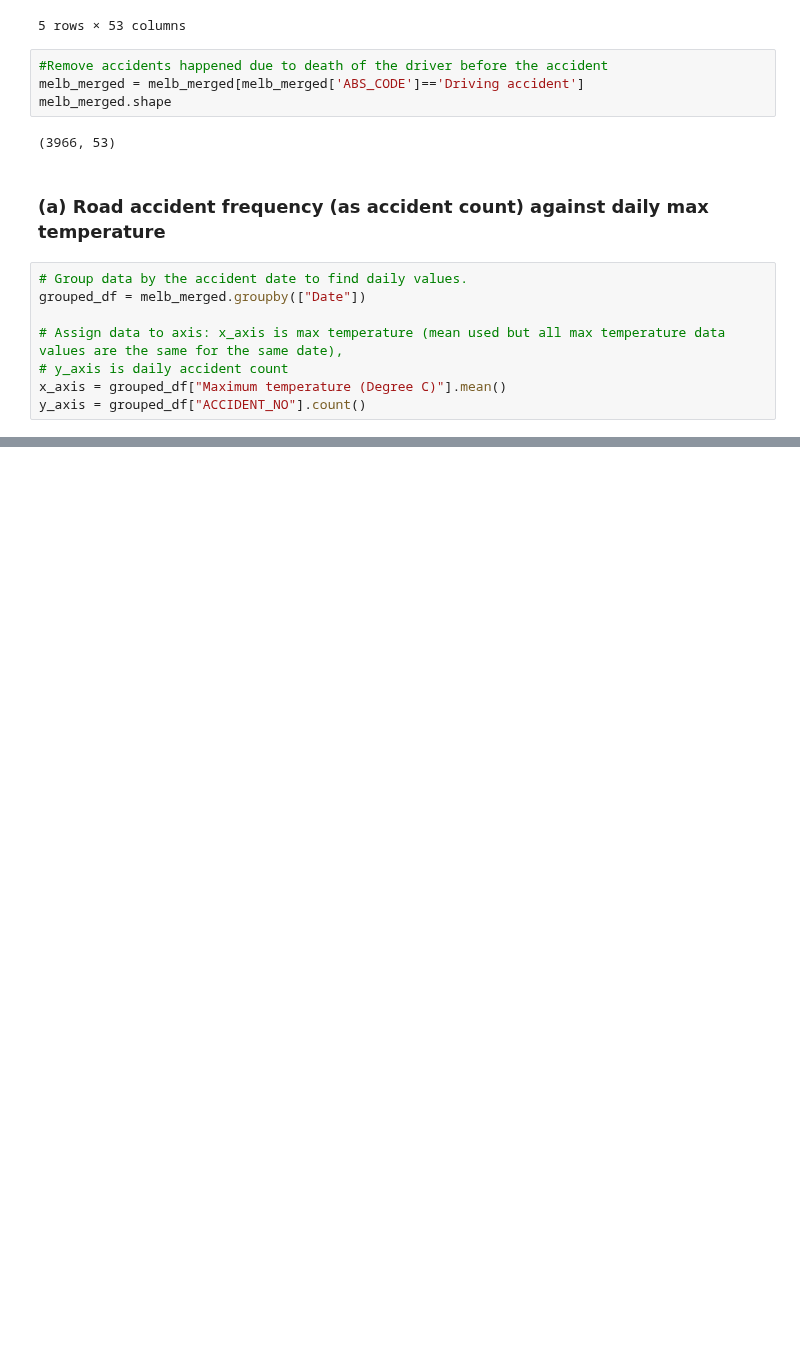
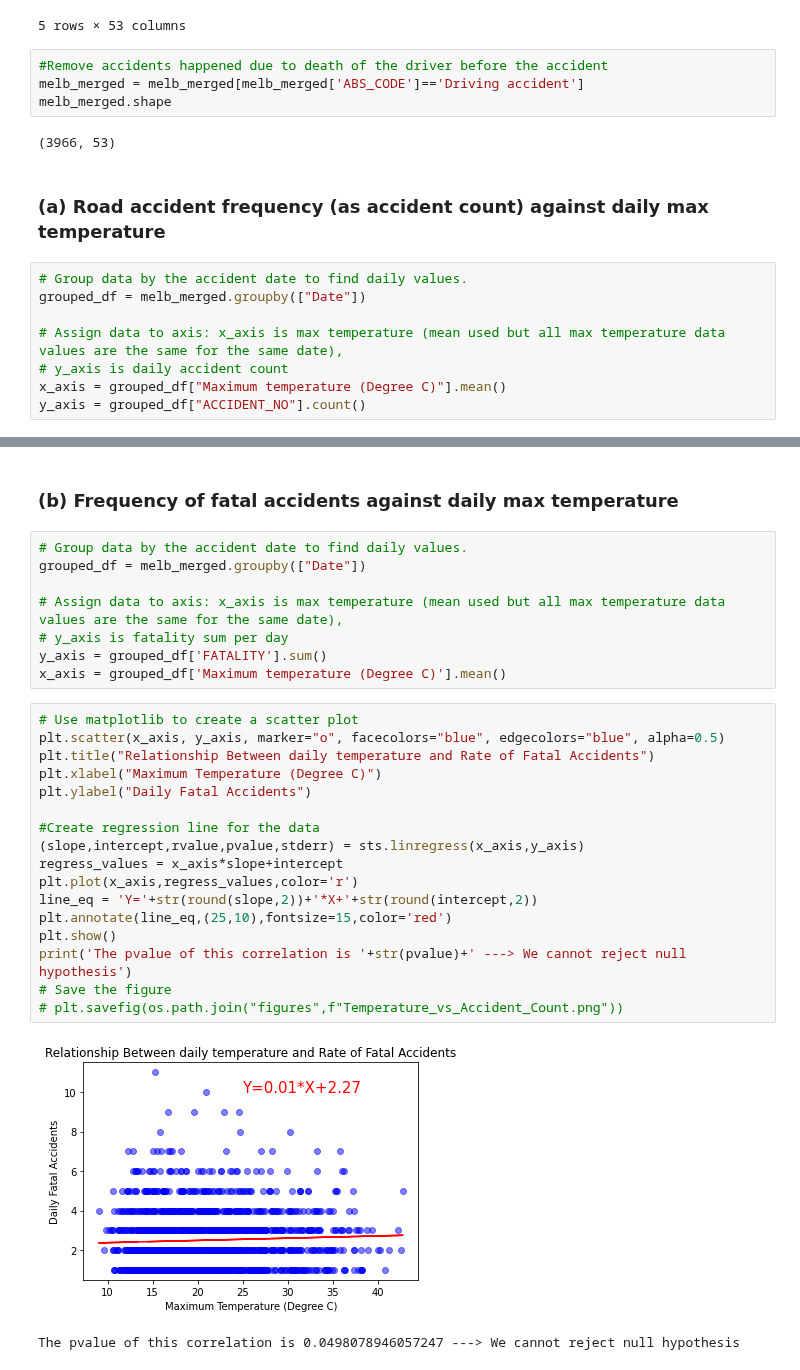
Before and after one commit to MarcusKorea/Crashes_in_Victoria, a Jupyter notebook: temperature_analysis.ipynb, the cells around one changed output, grey strips where cells are left out. Cells and saved outputs as stored; diff of their text form; blank space fills up the shorter version.

Commit message:
Completed analysis without saving figures

```diff
--- a/temperature_analysis.ipynb
+++ b/temperature_analysis.ipynb
@@ -56,0 +59,30 @@ The pvalue of this correlation is 0.0498078946057247
+# %% [markdown]
+### (b) Frequency of fatal accidents against daily max temperature
+# %%
+# Group data by the accident date to find daily values.
+grouped_df = melb_merged.groupby(["Date"])
+
+# Assign data to axis: x_axis is max temperature (mean used but all max temperature data values are the same for the same date),
+# y_axis is fatality sum per day
+y_axis = grouped_df['FATALITY'].sum()
+x_axis = grouped_df['Maximum temperature (Degree C)'].mean()
+# %%
+# Use matplotlib to create a scatter plot
+plt.scatter(x_axis, y_axis, marker="o", facecolors="blue", edgecolors="blue", alpha=0.5)
+plt.title("Relationship Between daily temperature and Rate of Fatal Accidents")
+plt.xlabel("Maximum Temperature (Degree C)")
+plt.ylabel("Daily Fatal Accidents")
+
+#Create regression line for the data
+(slope,intercept,rvalue,pvalue,stderr) = sts.linregress(x_axis,y_axis)
+regress_values = x_axis*slope+intercept
+plt.plot(x_axis,regress_values,color='r')
+line_eq = 'Y='+str(round(slope,2))+'*X+'+str(round(intercept,2))
+plt.annotate(line_eq,(25,10),fontsize=15,color='red')
+plt.show()
+print('The pvalue of this correlation is '+str(pvalue)+' ---> We cannot reject null hypothesis')
+# Save the figure
+# plt.savefig(os.path.join("figures",f"Temperature_vs_Accident_Count.png"))
+# %% [output]
+[figure, added]
+The pvalue of this correlation is 0.0498078946057247 ---> We cannot reject null hypothesis
```
Also changed, not shown: parts of 1 cell of this notebook, 1 other file.
